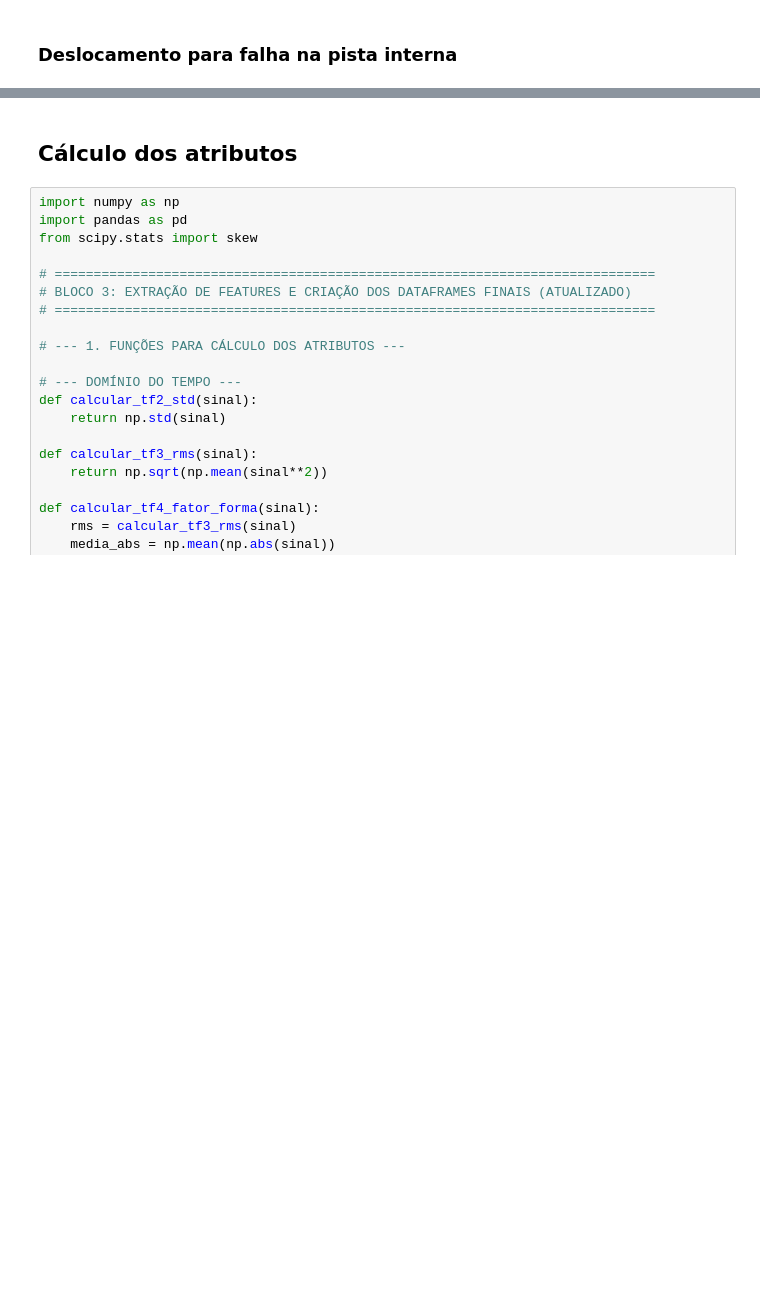
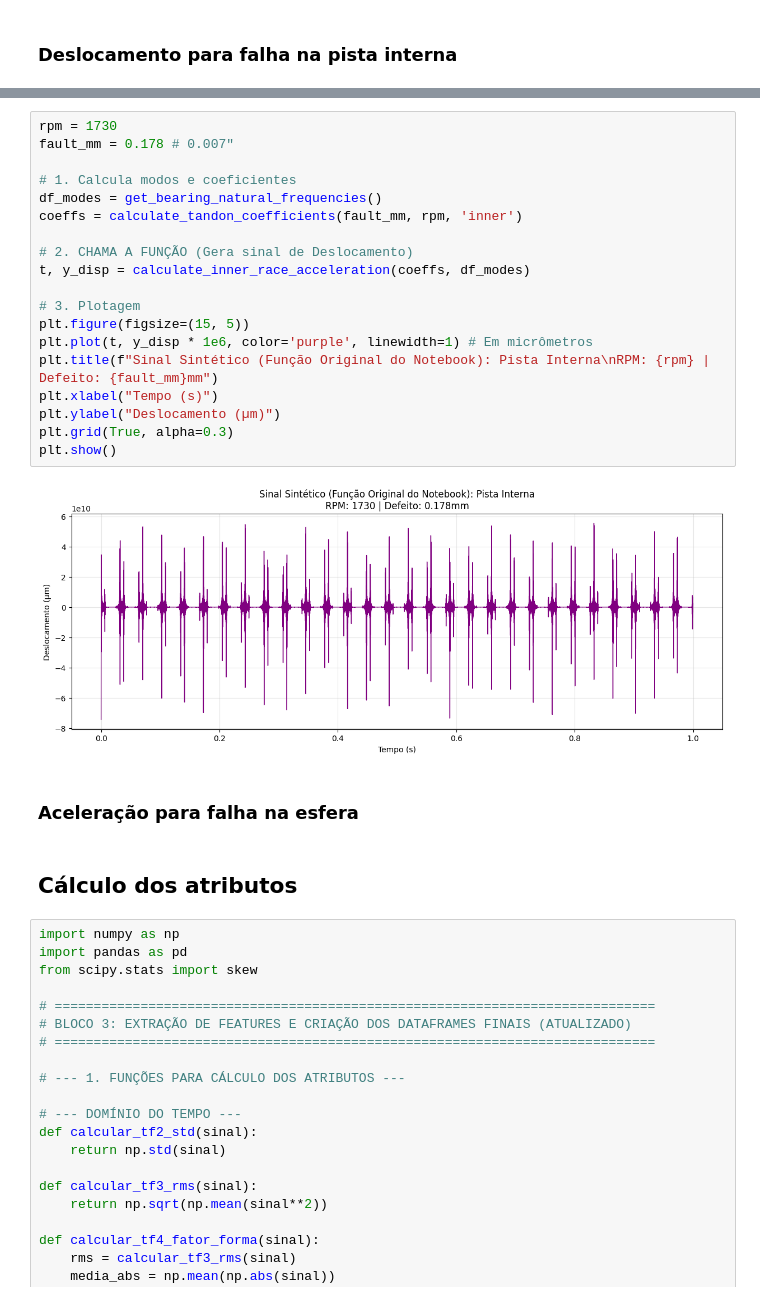
Before and after one commit to ViniciusTomsic/TCC, a Jupyter notebook: clean-and-transformation.ipynb, the cells around one changed output, grey strips where cells are left out. Cells and saved outputs as stored; diff of their text form; blank space fills up the shorter version.

```diff
--- a/clean-and-transformation.ipynb
+++ b/clean-and-transformation.ipynb
@@ -754,3 +696,26 @@ def calculate_inner_race_time_signal(
+# %%
+rpm = 1730
+fault_mm = 0.178 # 0.007"
+
+# 1. Calcula modos e coeficientes
+df_modes = get_bearing_natural_frequencies()
+coeffs = calculate_tandon_coefficients(fault_mm, rpm, 'inner')
+
+# 2. CHAMA A FUNÇÃO (Gera sinal de Deslocamento)
+t, y_disp = calculate_inner_race_acceleration(coeffs, df_modes)
+
+# 3. Plotagem
+plt.figure(figsize=(15, 5))
+plt.plot(t, y_disp * 1e6, color='purple', linewidth=1) # Em micrômetros
+plt.title(f"Sinal Sintético (Função Original do Notebook): Pista Interna\nRPM: {rpm} | Defeito: {fault_mm}mm")
+plt.xlabel("Tempo (s)")
+plt.ylabel("Deslocamento (µm)")
+plt.grid(True, alpha=0.3)
+plt.show()
+# %% [output]
+[figure, added]
+# %% [markdown]
+### Aceleração para falha na esfera
 # %% [markdown]
 ## Cálculo dos atributos
 # %%
```
Also changed, not shown: parts of 3 cells of this notebook.
